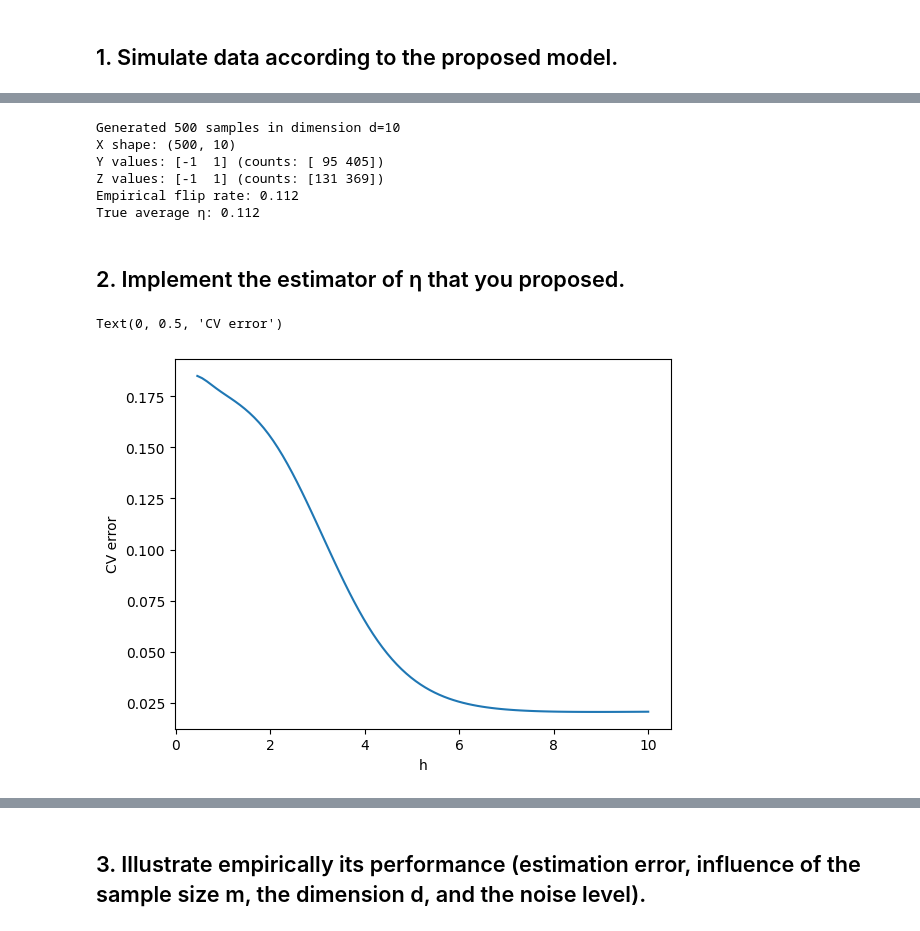
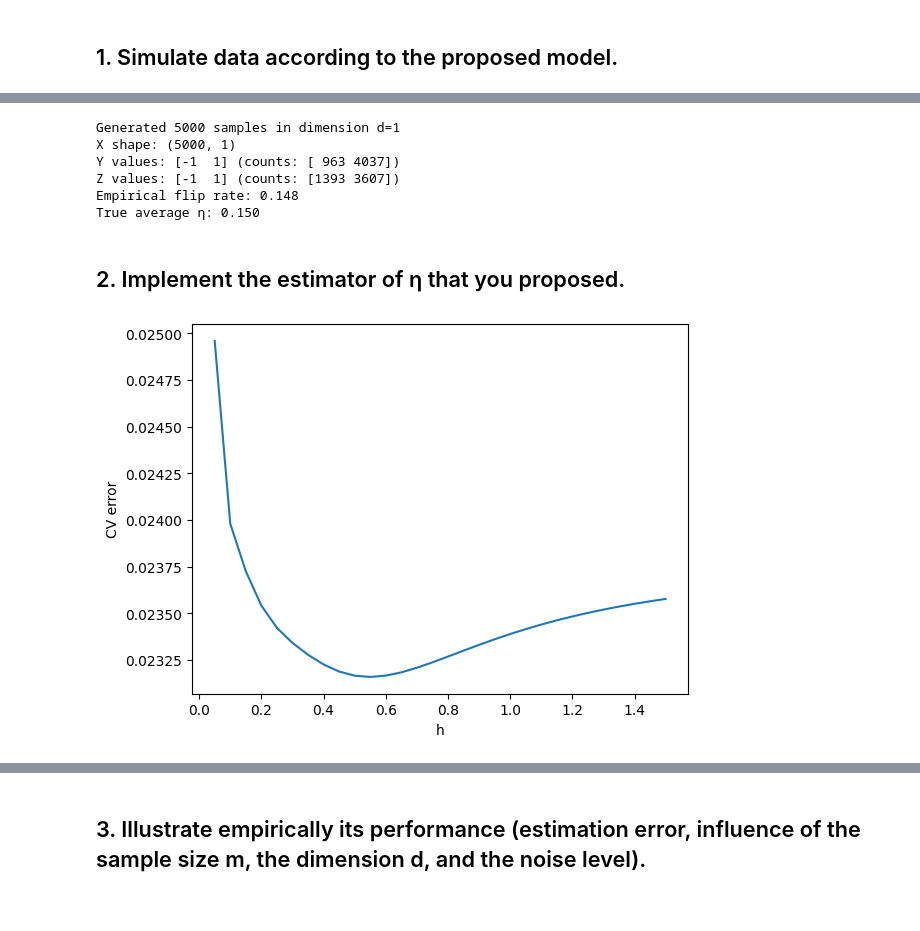
Before and after one commit to RaniaZougari/SL_Project, a Jupyter notebook: Simulation.ipynb, the cells around one changed output, grey strips where cells are left out. Drawn from its saved outputs; the diff is of its cells as text; code cells hidden in the pictures.

```diff
--- a/Simulation.ipynb
+++ b/Simulation.ipynb
@@ -41,7 +41,7 @@ def eta_linear(x: np.ndarray, eta_max) -> np.ndarray:
 # Generate data
 def generate_data(m: int, d: int, eta_func, eta_max: float = 0.8):
     # Generate X uniformly in [-1, 1]^d
-    X = np.random.uniform(-10, 10, size=(m, d))
+    X = np.random.uniform(-1, 1, size=(m, d))
 
     # Generate true labels Y uniformly from {-1, +1}
     Y = np.array([], dtype=int)
@@ -68,10 +68,10 @@ def generate_data(m: int, d: int, eta_func, eta_max: float = 0.8):
     return X, Y, Z, eta_true
 # %%
 # Test
-eta_max=0.3
+eta_max=0.5
 N = 10
-m = 500
-d = 10
+m = 5000
+d = 1
 X, Y, Z, eta_true = generate_data(m, d, eta_linear, eta_max=0.3)
 
 print(f"Generated {m} samples in dimension d={d}")
@@ -81,12 +81,12 @@ print(f"Z values: {np.unique(Z)} (counts: {np.bincount((Z+1)//2)})")
 print(f"Empirical flip rate: {np.mean(Y != Z):.3f}")
 print(f"True average η: {np.mean(eta_true):.3f}")
 # %% [output]
-Generated 500 samples in dimension d=10
-X shape: (500, 10)
-Y values: [-1  1] (counts: [ 95 405])
-Z values: [-1  1] (counts: [131 369])
-Empirical flip rate: 0.112
-True average η: 0.112
+Generated 5000 samples in dimension d=1
+X shape: (5000, 1)
+Y values: [-1  1] (counts: [ 963 4037])
+Z values: [-1  1] (counts: [1393 3607])
+Empirical flip rate: 0.148
+True average η: 0.150
 # %% [markdown]
 ## 2. Implement the estimator of η that you proposed.
 # %%
@@ -101,42 +101,29 @@ def eta_estimator(X,Z,x,h):
     d = X.shape[1]
     for i in range(len(X)):
         K = gaussian_kernel((X[i]-x)/h,d,h)
-        K_h = 1/(h**d)*K
-        eta_tilde += (1-Z[i])*K_h
-        denominator += K_h
+        eta_tilde += (1-Z[i])*K
+        denominator += K
 
     eta_tilde = eta_tilde/(2*denominator)
     return(eta_tilde)
 # %%
 # Cross-validation to chose h
 
 def cross_validation(eta,X,Z,h):
     error = 0
 
     for i in range(X.shape[0]):
             cross_X = np.delete(X,i,0)
             cross_Z = np.delete(Z,i,0)
             error+= (eta[i] - eta_estimator(cross_X,cross_Z,X[i],h))**2
 
     return((1/X.shape[0])*error)
 
-hs = np.linspace(0.05, 10, 100)
+hs = np.linspace(0.05, 1.50, 30)
 errs = [cross_validation(eta_true,X, Z, h) for h in hs]
 
 plt.plot(hs, errs)
 plt.xlabel("h")
 plt.ylabel("CV error")
-
-
-# optimal_h = 0
-# min_error = np.inf
-# for h in  np.linspace(0.1,4,100):
-#       error = cross_validation(eta_true,X,Z,h)
-#       if error < min_error :
-#             optimal_h = h
-#             min_error = error
-
-# print(optimal_h)
 # %% [output]
-Text(0, 0.5, 'CV error')
-[figure, old version]
+[figure, new version]
```
Also changed, not shown: parts of 4 cells of this notebook.
